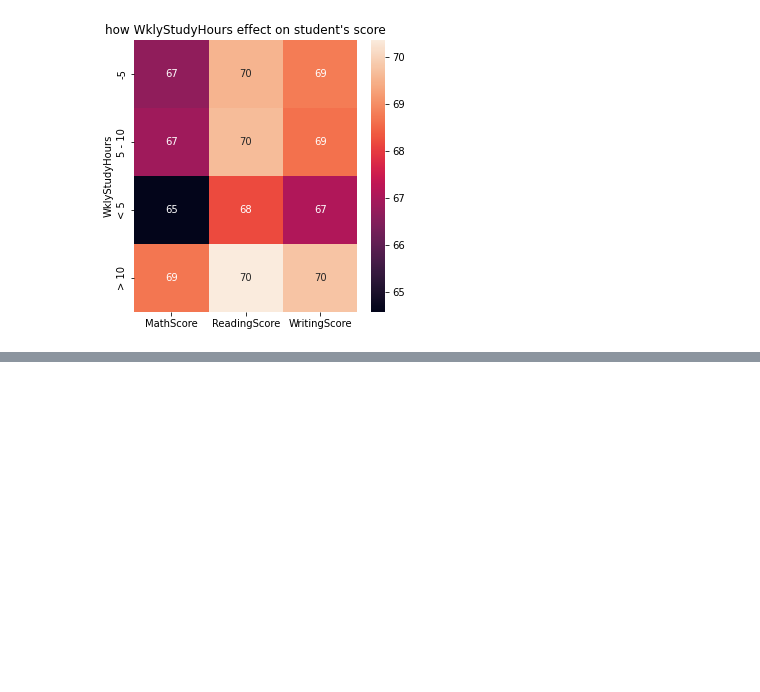
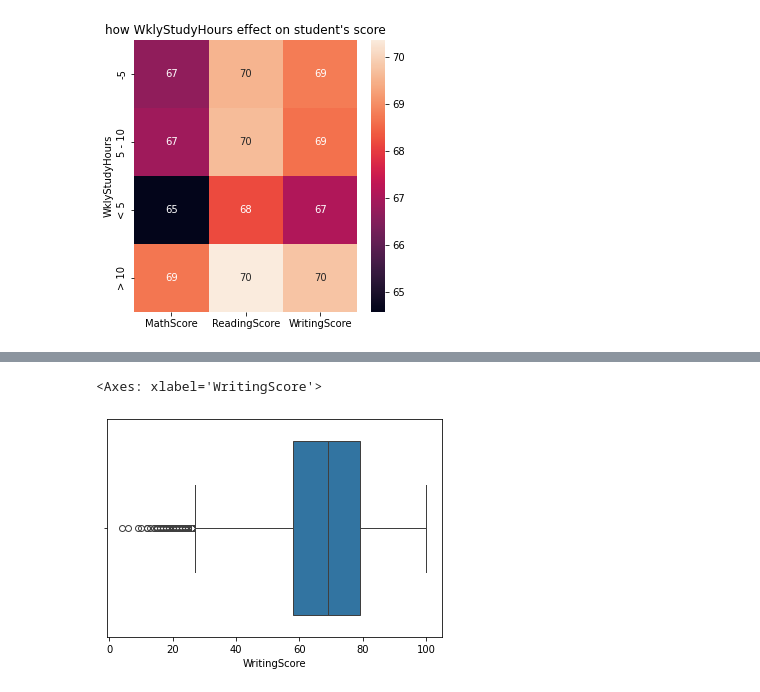
Before and after one commit to OnlyAnas/SDAIA-T5-Data-Science-and-AI-Bootcamp, a Jupyter notebook: Week2/2 - Foundations of Machine Learning/1- Introduction to Machine Learning/LAB/How to find Correlations in Data.ipynb, the cells around one changed output, grey strips where cells are left out. Cells and saved outputs as stored; diff of their text form; code cells hidden in the pictures; blank space fills up the shorter version.

```diff
--- a/Week2/2 - Foundations of Machine Learning/1- Introduction to Machine Learning/LAB/How to find Correlations in Data.ipynb
+++ b/Week2/2 - Foundations of Machine Learning/1- Introduction to Machine Learning/LAB/How to find Correlations in Data.ipynb
@@ -342,0 +358,5 @@ plt.show()
+# %%
+sns.boxplot(x='WritingScore',data=df)
+# %% [output]
+<Axes: xlabel='WritingScore'>
+[figure, added]
```
Also changed, not shown: parts of 3 cells of this notebook.
